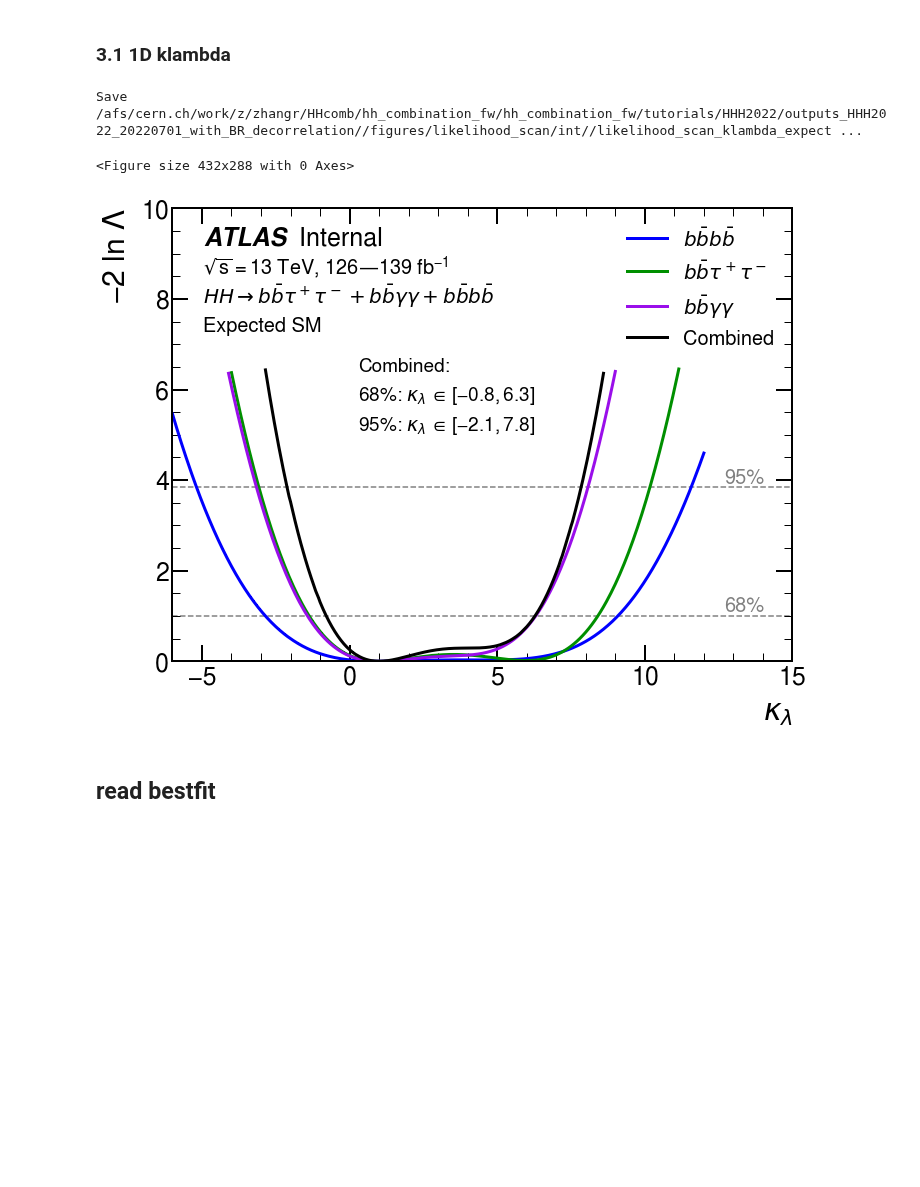
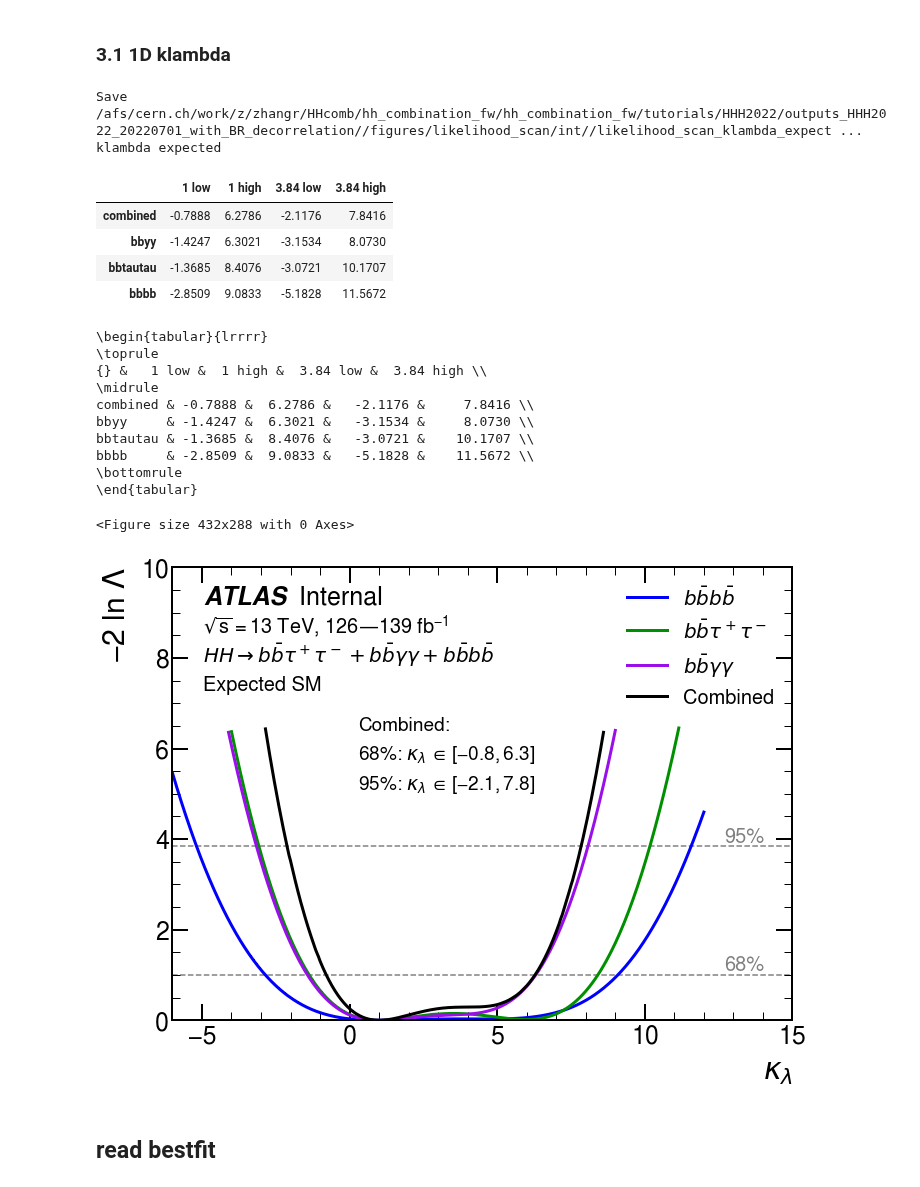
Before and after one commit to dyl64/hh_combination_fw, a Jupyter notebook: tutorials/HHH2022/GenPlots_new.ipynb, the cells around one changed output. Cells and saved outputs as stored; diff of their text form; code cells hidden in the pictures; blank space fills up the shorter version.

```diff
--- a/tutorials/HHH2022/GenPlots_new.ipynb
+++ b/tutorials/HHH2022/GenPlots_new.ipynb
@@ -1261,33 +1261,50 @@ def kappa_name_1D(study):
 # %%
 from IPython.display import display, HTML
 
 # 1D
 df_all = {}
 
 for study in studies:
     if '_' in study and 'profile' not in study: continue
     df_all[study] = {}
     for o in obs:
         df_all[study][o] = []
         xlabel, xattrib, xrange, yrange = kappa_name_1D(study)
         if 'profile' in study:
             xattrib = xattrib.split('_')[0]
         for status in statuses:
             df = plot_1D(likelihood_df, study, o, xlabel=xlabel, xattrib=xattrib, xmin = xrange[0], xmax = xrange[1], ymin=yrange[0], ymax = yrange[1], status=status)
             break
+        df_all[study][o].append(df)
+
         break
     break
-#         df_all[study][o].append(df)
 
-# for study in df_all:
-#     for o in df_all[study]:
-#         tab = pd.concat(df_all[study][o]).T
-#         print(study, o)
-#         display(tab)
-#         print(tab.to_latex())
+for study in df_all:
+    for o in df_all[study]:
+        tab = pd.concat(df_all[study][o]).T
+        print(study, o)
+        display(tab)
+        print(tab.to_latex())
 # %% [output]
 Save /afs/cern.ch/work/z/zhangr/HHcomb/hh_combination_fw/hh_combination_fw/tutorials/HHH2022/outputs_HHH2022_20220701_with_BR_decorrelation//figures/likelihood_scan/int//likelihood_scan_klambda_expect ...
+klambda expected
+|  | 1 low | 1 high | 3.84 low | 3.84 high |
+| combined | -0.7888 | 6.2786 | -2.1176 | 7.8416 |
+| bbyy | -1.4247 | 6.3021 | -3.1534 | 8.0730 |
+| bbtautau | -1.3685 | 8.4076 | -3.0721 | 10.1707 |
+| bbbb | -2.8509 | 9.0833 | -5.1828 | 11.5672 |
-<Figure size 432x288 with 0 Axes>
+\begin{tabular}{lrrrr}
+\toprule
+{} &   1 low &  1 high &  3.84 low &  3.84 high \\
+\midrule
+combined & -0.7888 &  6.2786 &   -2.1176 &     7.8416 \\
+bbyy     & -1.4247 &  6.3021 &   -3.1534 &     8.0730 \\
+bbtautau & -1.3685 &  8.4076 &   -3.0721 &    10.1707 \\
+bbbb     & -2.8509 &  9.0833 &   -5.1828 &    11.5672 \\
+\bottomrule
+\end{tabular}
+<Figure size 432x288 with 0 Axes>
 [figure]
 # %% [markdown]
 ## read bestfit
```
Also changed, not shown: parts of 2 cells of this notebook, 1 other file.
